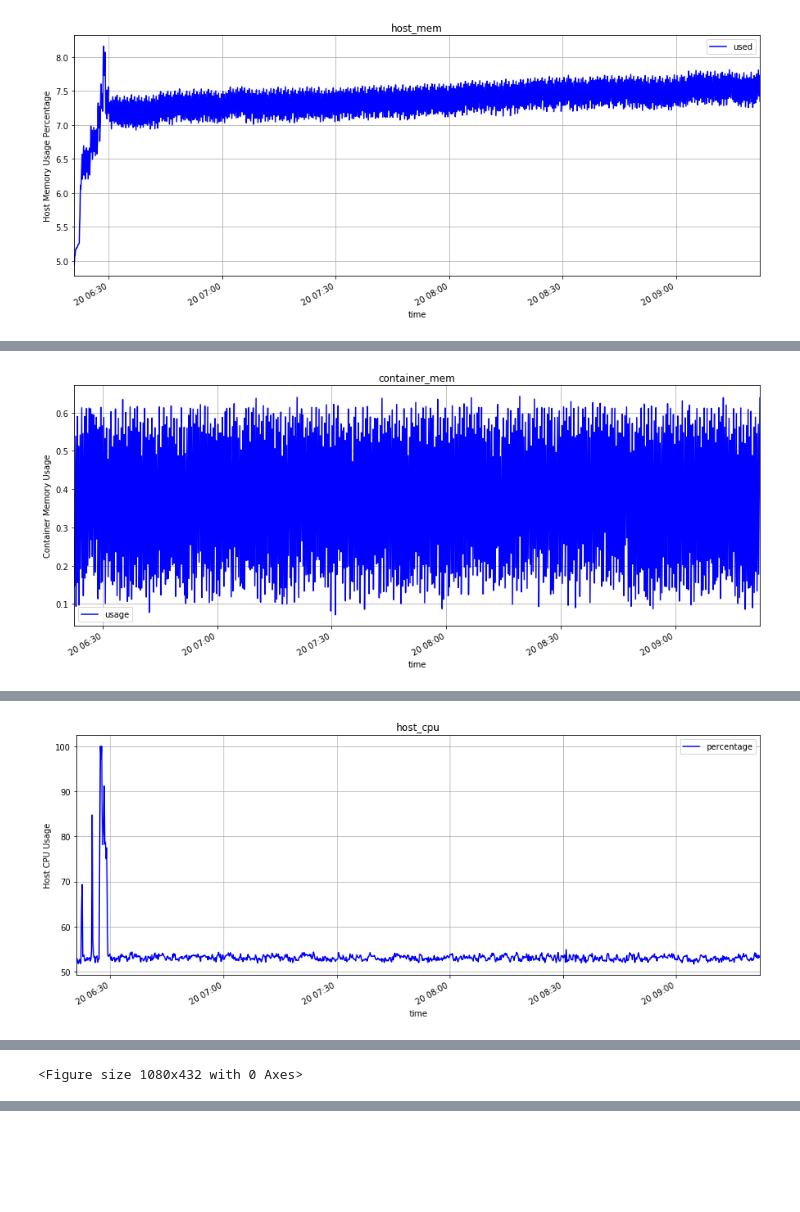
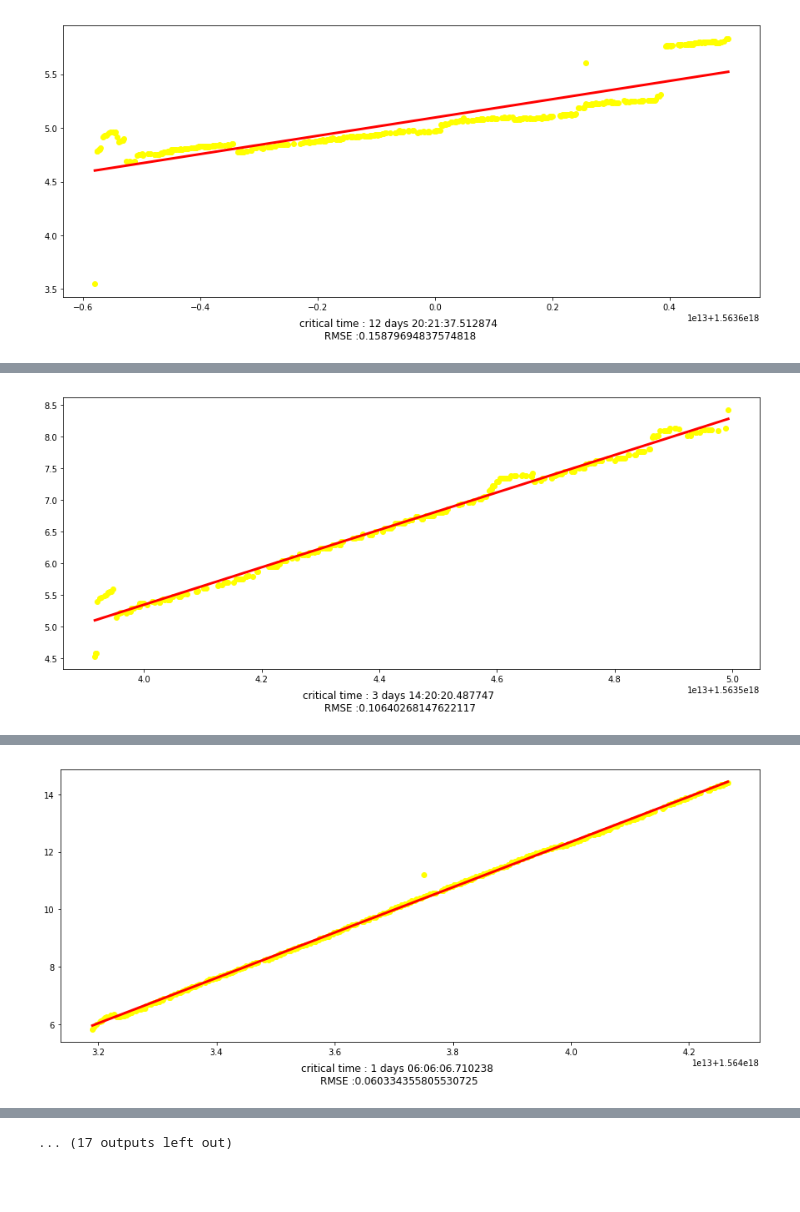
Before and after one commit to kulkarpo/GR-mem-acc-patterns, a Jupyter notebook: example/script_plot.ipynb, the cells around one changed output, grey strips where cells are left out. Drawn from its saved outputs; the diff is of its cells as text; code cells hidden in the pictures; blank space fills up the shorter version.

```diff
--- a/example/script_plot.ipynb
+++ b/example/script_plot.ipynb
@@ -535,7 +547,7 @@ def detect_change_points(df, feature):
             temp = pd.DataFrame({"time" : [X[i-1],], feature : [y[i-1],]})
             change_points_df = change_points_df.append(temp,
                                                        ignore_index=True)
-            low_pts_df = low_pts_df.append(temp, ignore_index=True)
+            #low_pts_df = low_pts_df.append(temp, ignore_index=True)
             continue
         else:
             # print("Raise point detected")
@@ -545,7 +557,7 @@ def detect_change_points(df, feature):
             change_points_df = change_points_df.append(temp,
                                                        ignore_index=True)
 
-            high_pts_df = high_pts_df.append(temp, ignore_index=True)
+            #high_pts_df = high_pts_df.append(temp, ignore_index=True)
             continue
 
     # TODO MOVE THIS LOGIC OUT OF HERE
@@ -556,7 +568,7 @@ def detect_change_points(df, feature):
 
     regressor = linear_model.LinearRegression()
 
-    train_size = int(len(X_samples) * 0.66)
+    train_size = int(len(X_samples) * 1)
     X_train, X_test = X_samples[0:train_size], X_samples[train_size:len(X_samples)]
     y_train, y_test = y_samples[0:train_size], y_samples[train_size:len(y_samples)]
 
@@ -564,10 +576,10 @@ def detect_change_points(df, feature):
     b = regressor.intercept_
     m = regressor.coef_
 
-    y_pred = regressor.predict(X_test)
+    y_pred = regressor.predict(X_train)
 
-    plt.scatter(X_samples, y_samples,  color='gray')
-    plt.plot(X_test, y_pred, color='red', linewidth=3)
+    plt.scatter(X_samples, y_samples,  color='yellow')
+    plt.plot(X_train, y_pred, color='red', linewidth=3)
 
     #plt.show()
 
@@ -575,13 +587,13 @@ def detect_change_points(df, feature):
     time_delta = calculate_critical_time(m, b, last_timestamp)
     print(time_delta)
 
-    rmse = sqrt(mean_squared_error(y_test, y_pred))
+    rmse = sqrt(mean_squared_error(y_train, y_pred))
     print(rmse)
 
     txt = "critical time : "+ str(time_delta)+" \n RMSE :" + str(rmse)+""
     plt.figtext(0.5, 0.01, txt, wrap=True, horizontalalignment='center', fontsize=12)
-    plt.savefig("plots/"+dbname+"/change_high_point_LR.png")
-
+    #plt.savefig("plots/"+dbname+"/change_high_point_LR.png")
+    plt.show()
     plt.clf()
     #print(change_points_df)
 # %%
@@ -800,35 +814,43 @@ def fit_linear_model(df, feature):
 if __name__ == '__main__':
     # connect to the db
     # todo dbname must be parameterised to be passed as an argument
-    client = connect(dbname)
-    host_mem_used_df = get_host_memory_usage(client)
+    for item in imagedict.keys():
+        print(item)
+        print("RUNNING : "+ item)
+        dbname = item
+        client = connect(item)
 
-    used_df = host_mem_used_df[['time', 'used']].copy()
+        #client = connect(dbname)
+        host_mem_used_df = get_host_memory_usage(client)
 
-    # learning method 1
-    print("METHOD 1 : Simple linear regression")
-    fit_linear_model(used_df, "used")
+        used_df = host_mem_used_df[['time', 'used']].copy()
 
-    # method 2
-    print("METHOD 2 : Multiple split Learning of Time Series")
-    multi_split_prediction(used_df, 'used')
+        # learning method 1
+        print("METHOD 1 : Simple linear regression")
+        #fit_linear_model(used_df, "used")
 
-    # method 3
-    print("METHOD 3 : Simple Linear regression on Rolling window  of size : 50")
-    rolling_linear_regression(used_df, 'used')
+        # method 2
+        print("METHOD 2 : Multiple split Learning of Time Series")
+        #multi_split_prediction(used_df, 'used')
 
-    print("METHOD 4 : change point detection : LR on high change points")
-    detect_change_points(used_df, 'used')
+        # method 3
+        print("METHOD 3 : Simple Linear regression on Rolling window  of size : 50")
+        #rolling_linear_regression(used_df, 'used')
 
-    # regular plot
-    plot_df(host_mem_used_df, "host_mem", ['used'], 0, "Host Memory Usage Percentage")
+        print("METHOD 4 : change point detection : LR on high change points")
+        detect_change_points(used_df, 'used')
+        """
+        # regular plot
+        plot_df(host_mem_used_df, "host_mem", ['used'], 0, "Host Memory Usage Percentage"+item)
 
-    container_mem_usage_df = get_container_memory_usage(client)
-    plot_df(container_mem_usage_df, "container_mem", ['usage'], 0, "Container Memory Usage")
+        container_mem_usage_df = get_container_memory_usage(client)
+        plot_df(container_mem_usage_df, "container_mem", ['usage'], 0, "Container Memory Usage"+item)
 
-    host_cpu_usage = get_host_cpu_usage(client)
-    plot_df(host_cpu_usage, "host_cpu", ['percentage'], 100, "Host CPU Usage")
+        host_cpu_usage = get_host_cpu_usage(client)
+        plot_df(host_cpu_usage, "host_cpu", ['percentage'], 100, "Host CPU Usage"+item)
 
-    container_cpu_usage = get_container_cpu_usage(client)
-    plot_df(container_cpu_usage, "container_cpu", ['percentage'], 0, "Container CPU Usage")
+        container_cpu_usage = get_container_cpu_usage(client)
+        plot_df(container_cpu_usage, "container_cpu", ['percentage'], 0, "Container CPU Usage"+item)
+
+        """
 # %% [output]
@@ -851 +866 @@ METHOD 4 : change point detection : LR on high change points
-[figure, old version]
+[figure, new version]
@@ -852 +876 @@ METHOD 4 : change point detection : LR on high change points
-[figure, old version]
+[figure, new version]
@@ -853 +886 @@ METHOD 4 : change point detection : LR on high change points
-[figure, old version]
+[figure, new version]
@@ -855 +896,0 @@ METHOD 4 : change point detection : LR on high change points
-<Figure size 1080x432 with 0 Axes>
@@ -855,0 +917,3 @@ METHOD 4 : change point detection : LR on high change points
+... (17 outputs left out)
+# %% [markdown]
+######
```
Also changed, not shown: parts of 7 cells of this notebook, 53 other files.
